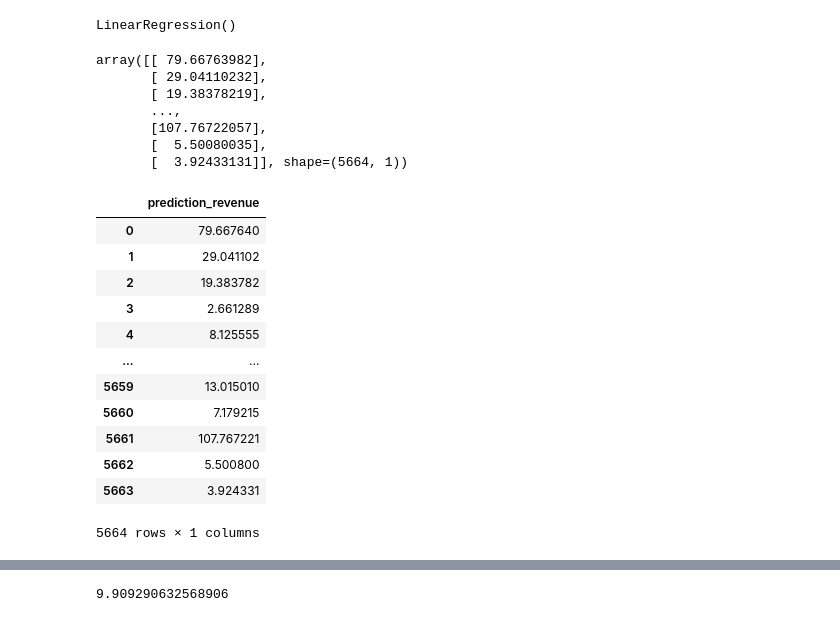
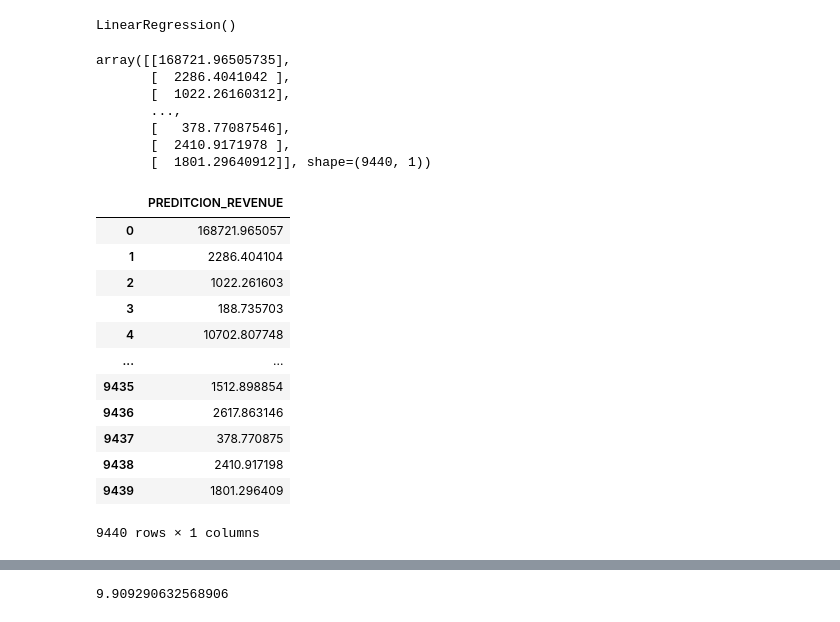
Before and after one commit to Jarnovis/DEDS_Portfolio, a Jupyter notebook: src/Jupyter/week_9/DEDS_WC_9.1.ipynb, the cells around one changed output, grey strips where cells are left out. Saved outputs shown, nothing was run; the diff lists cells and outputs as text; code cells hidden in the pictures.

```diff
--- a/src/Jupyter/week_9/DEDS_WC_9.1.ipynb
+++ b/src/Jupyter/week_9/DEDS_WC_9.1.ipynb
@@ -46,6 +46,9 @@ sdm_frames = create_dataframes_sql(export_conn_go)
 orders = sdm_frames["order_details"]
 inventory = sdm_frames["inventory"]
 
-orders_specfic = orders[["REVENUE", "QUANTITY", "UNIT_COST", "UNIT_PRICE"]]
+orders_specfic = orders[["QUANTITY", "UNIT_COST", "UNIT_PRICE", "UNIT_SALES_PRICE"]]
+orders_specfic["TOTAL_COSTS"] = orders["QUANTITY"] * orders["UNIT_COST"]
+orders_specfic["REVENUE"] = orders["QUANTITY"] * orders["UNIT_SALES_PRICE"]
+orders_specfic["PROFIT"] = (orders["UNIT_PRICE"] * orders["QUANTITY"]) - orders_specfic["TOTAL_COSTS"]
 orders_specfic
 # %% [output]
@@ -81,12 +83,16 @@ memory usage: 1.2 MB
+# %%
+X = orders_specfic[orders_specfic['REVENUE'].notna()]
+X = X.drop('REVENUE', axis=1)
+
+y = orders_specfic['REVENUE'].dropna().to_frame()
 # %%
 X_train, X_test, y_train, y_test = train_test_split(
     X,
     y,
-    test_size = 0.15,
+    test_size = 0.25,
     random_state = 42
 )
 # %%
-reg_model = linear_model.LinearRegression()
 reg_model = LinearRegression().fit(X_train, y_train)
 reg_model
 # %% [output]
@@ -95,31 +101,31 @@ LinearRegression()
 y_pred= reg_model.predict(X_test)
 y_pred
 # %% [output]
-array([[ 79.66763982],
-       [ 29.04110232],
-       [ 19.38378219],
+array([[168721.96505735],
+       [  2286.4041042 ],
+       [  1022.26160312],
        ...,
-       [107.76722057],
-       [  5.50080035],
-       [  3.92433131]], shape=(5664, 1))
+       [   378.77087546],
+       [  2410.9171978 ],
+       [  1801.29640912]], shape=(9440, 1))
 # %%
 prediction_df = pd.DataFrame(y_pred)
-prediction_df = prediction_df.rename(columns = {0 : 'prediction_revenue'})
+prediction_df = prediction_df.rename(columns = {0 : 'PREDITCION_REVENUE'})
 prediction_df
 # %% [output]
-|  | prediction_revenue |
-| 0 | 79.667640 |
-| 1 | 29.041102 |
-| 2 | 19.383782 |
-| 3 | 2.661289 |
-| 4 | 8.125555 |
+|  | PREDITCION_REVENUE |
+| 0 | 168721.965057 |
+| 1 | 2286.404104 |
+| 2 | 1022.261603 |
+| 3 | 188.735703 |
+| 4 | 10702.807748 |
 | ... | ... |
-| 5659 | 13.015010 |
-| 5660 | 7.179215 |
-| 5661 | 107.767221 |
-| 5662 | 5.500800 |
-| 5663 | 3.924331 |
+| 9435 | 1512.898854 |
+| 9436 | 2617.863146 |
+| 9437 | 378.770875 |
+| 9438 | 2410.917198 |
+| 9439 | 1801.296409 |
-5664 rows × 1 columns
+9440 rows × 1 columns
 # %%
 # Reset index for y_test and rename the column for clarity
 y_test_reset = y_test.reset_index(drop=True)
```
Also changed, not shown: parts of 5 cells of this notebook, 3 other files.
